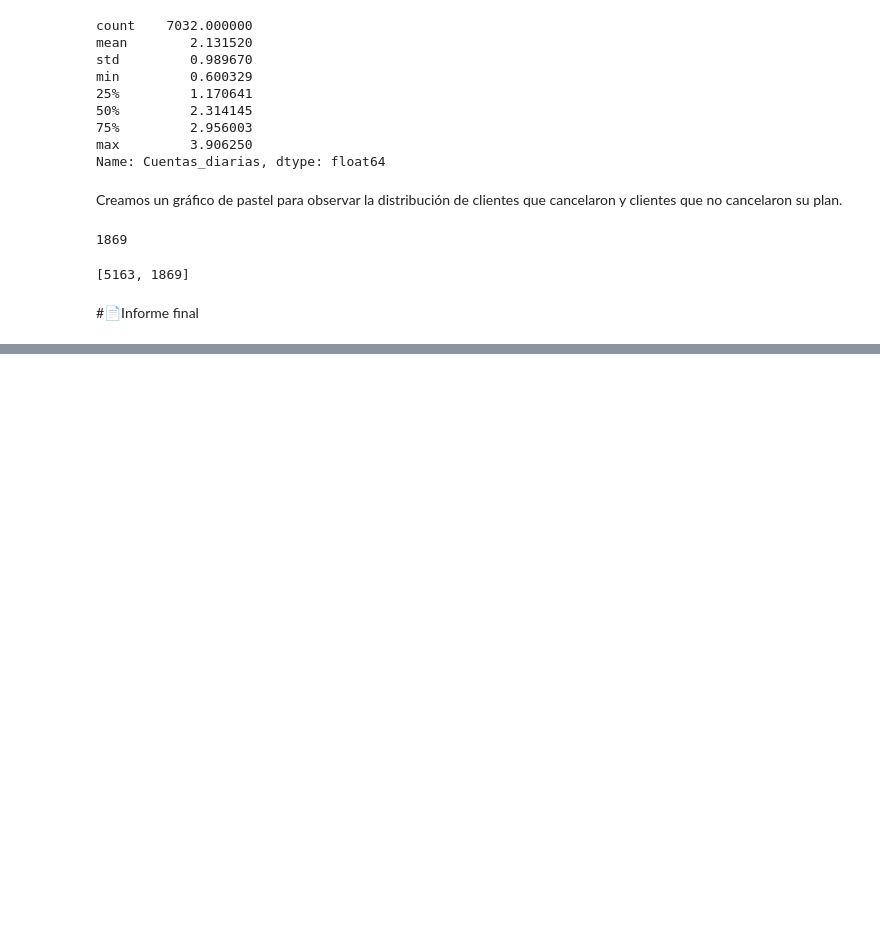
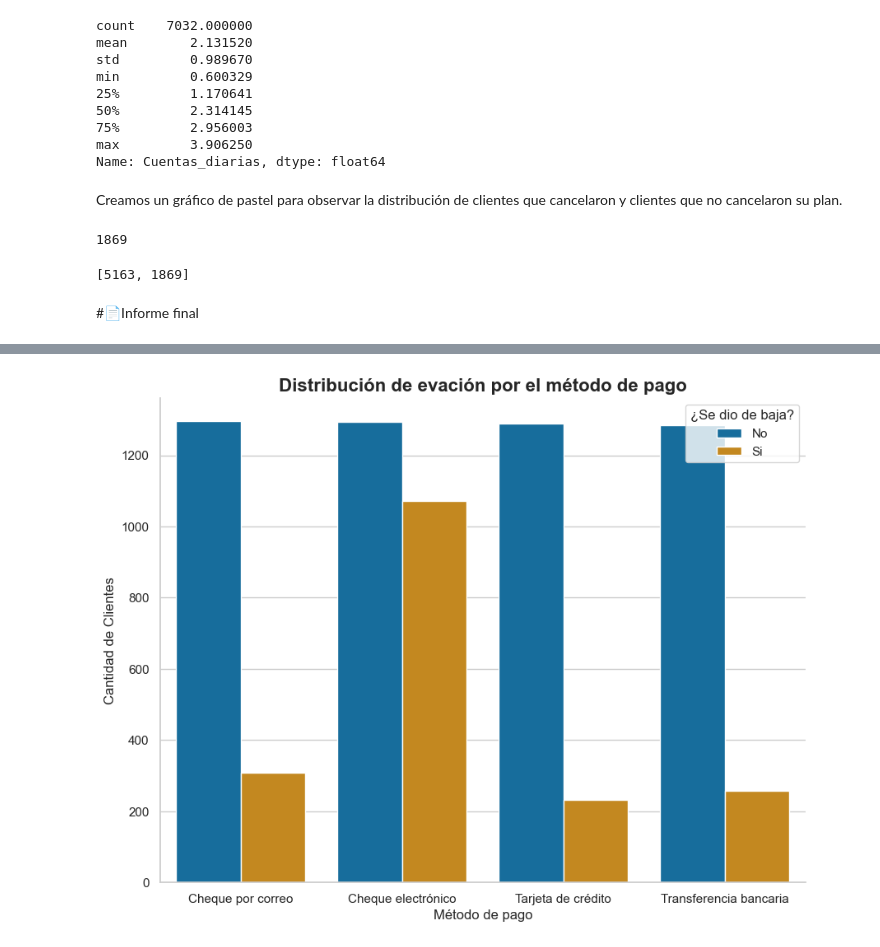
Before and after one commit to Luis1g/Challenge-Telecom, a Jupyter notebook: TelecomX_LATAM.ipynb, the cells around one changed output, grey strips where cells are left out. Saved outputs shown, nothing was run; the diff lists cells and outputs as text; code cells hidden in the pictures; blank space fills up the shorter version.

```diff
--- a/TelecomX_LATAM.ipynb
+++ b/TelecomX_LATAM.ipynb
@@ -335,0 +411,14 @@ plt.show()
+# %%
+sns.set_theme(style="whitegrid")
+plt.figure(figsize=(8, 6))
+
+ax = sns.countplot(data=df, x="account.PaymentMethod", hue="Churn", palette="colorblind")
+
+plt.title("Distribución de evación por el método de pago", fontsize=16, fontweight="bold")
+plt.xlabel("Método de pago", fontsize=12)
+plt.ylabel("Cantidad de Clientes", fontsize=12)
+plt.legend(labels, title="¿Se dio de baja?")
+sns.despine()
+plt.show()
+# %% [output]
+[figure, added]
```
Also changed, not shown: parts of 7 cells of this notebook, 1 other file.
